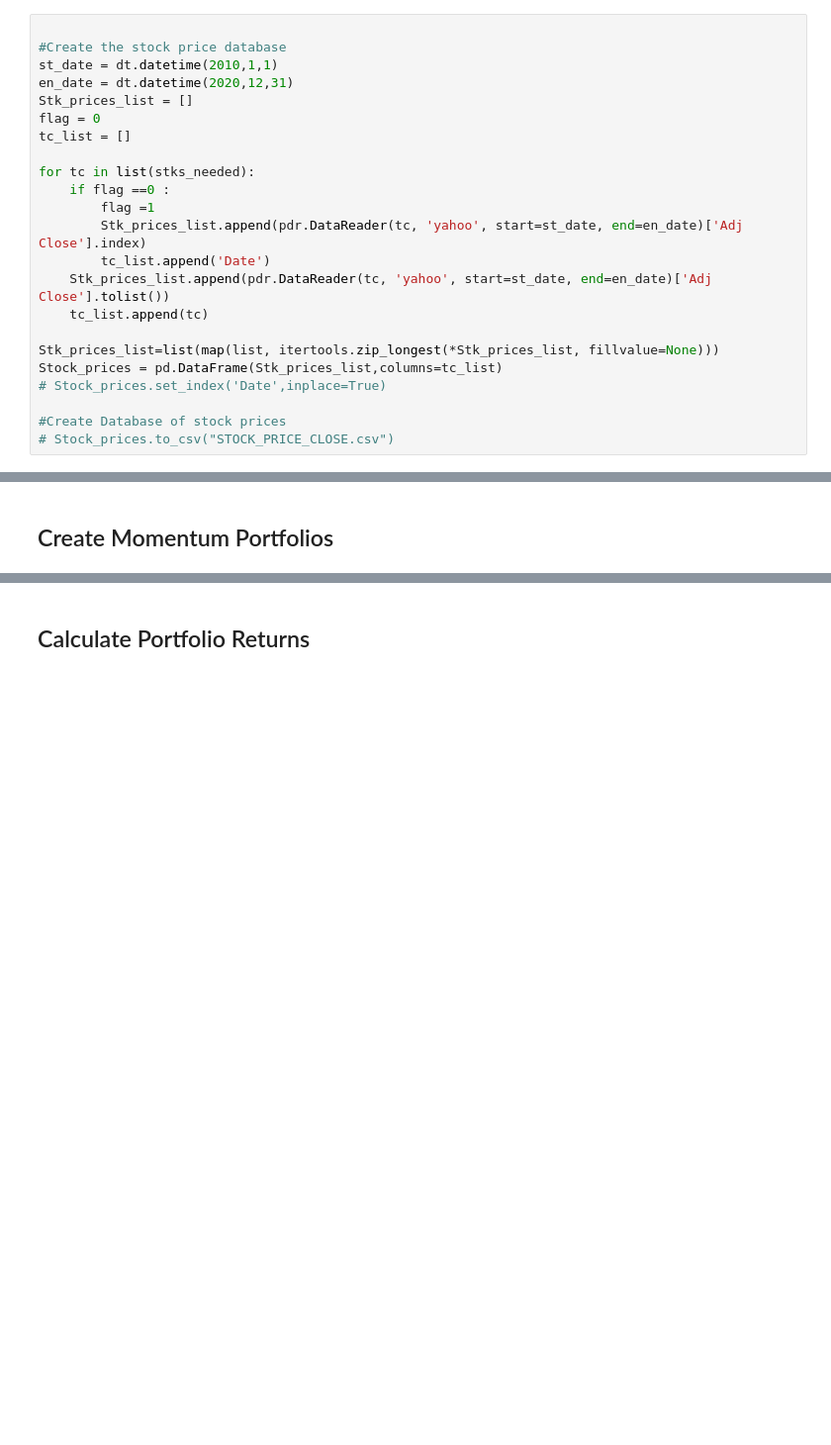
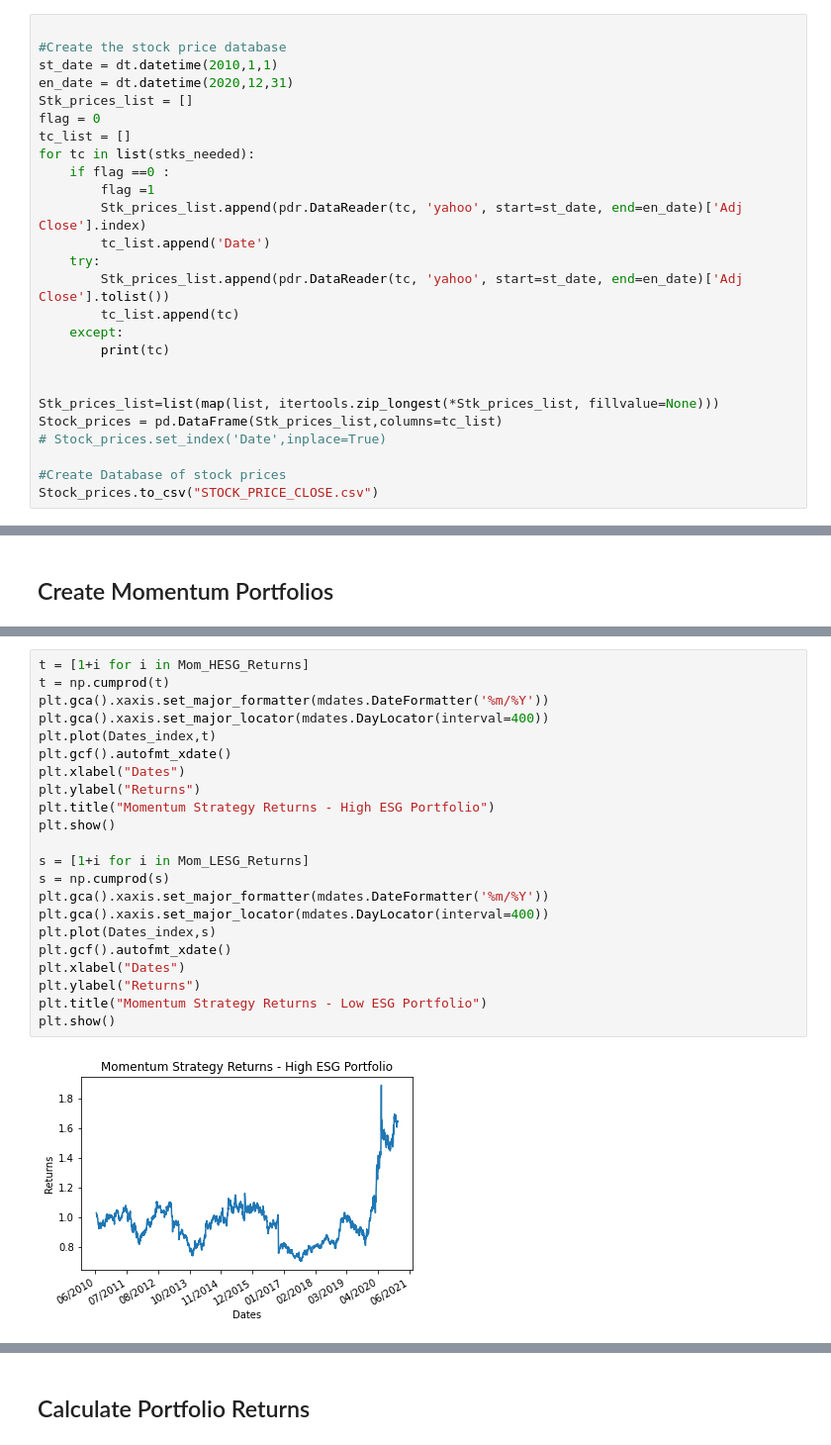
Before and after one commit to sidthak196/ESG_Momentum_Strategy, a Jupyter notebook: esg_data.ipynb, the cells around one changed output, grey strips where cells are left out. Shown at 99% size. Saved outputs shown, nothing was run; the diff lists cells and outputs as text; blank space fills up the shorter version.

```diff
--- a/esg_data.ipynb
+++ b/esg_data.ipynb
@@ -56,18 +80,21 @@ en_date = dt.datetime(2020,12,31)
 Stk_prices_list = []
 flag = 0
 tc_list = []
-
 for tc in list(stks_needed):
     if flag ==0 :
         flag =1
         Stk_prices_list.append(pdr.DataReader(tc, 'yahoo', start=st_date, end=en_date)['Adj Close'].index)
         tc_list.append('Date')
-    Stk_prices_list.append(pdr.DataReader(tc, 'yahoo', start=st_date, end=en_date)['Adj Close'].tolist())
-    tc_list.append(tc)
+    try:
+        Stk_prices_list.append(pdr.DataReader(tc, 'yahoo', start=st_date, end=en_date)['Adj Close'].tolist())
+        tc_list.append(tc)
+    except:
+        print(tc)
+
 
 Stk_prices_list=list(map(list, itertools.zip_longest(*Stk_prices_list, fillvalue=None)))
 Stock_prices = pd.DataFrame(Stk_prices_list,columns=tc_list)
 # Stock_prices.set_index('Date',inplace=True)
 
 #Create Database of stock prices
-# Stock_prices.to_csv("STOCK_PRICE_CLOSE.csv")
+Stock_prices.to_csv("STOCK_PRICE_CLOSE.csv")
@@ -159,0 +221,24 @@ Mom_Returns = pd.DataFrame(list(zip(Mom_HESG_Returns,Mom_LESG_Returns)),columns=
+# %%
+t = [1+i for i in Mom_HESG_Returns]
+t = np.cumprod(t)
+plt.gca().xaxis.set_major_formatter(mdates.DateFormatter('%m/%Y'))
+plt.gca().xaxis.set_major_locator(mdates.DayLocator(interval=400))
+plt.plot(Dates_index,t)
+plt.gcf().autofmt_xdate()
+plt.xlabel("Dates")
+plt.ylabel("Returns")
+plt.title("Momentum Strategy Returns - High ESG Portfolio")
+plt.show()
+
+s = [1+i for i in Mom_LESG_Returns]
+s = np.cumprod(s)
+plt.gca().xaxis.set_major_formatter(mdates.DateFormatter('%m/%Y'))
+plt.gca().xaxis.set_major_locator(mdates.DayLocator(interval=400))
+plt.plot(Dates_index,s)
+plt.gcf().autofmt_xdate()
+plt.xlabel("Dates")
+plt.ylabel("Returns")
+plt.title("Momentum Strategy Returns - Low ESG Portfolio")
+plt.show()
+# %% [output]
+[figure, added]
```
Also changed, not shown: parts of 21 cells of this notebook.
